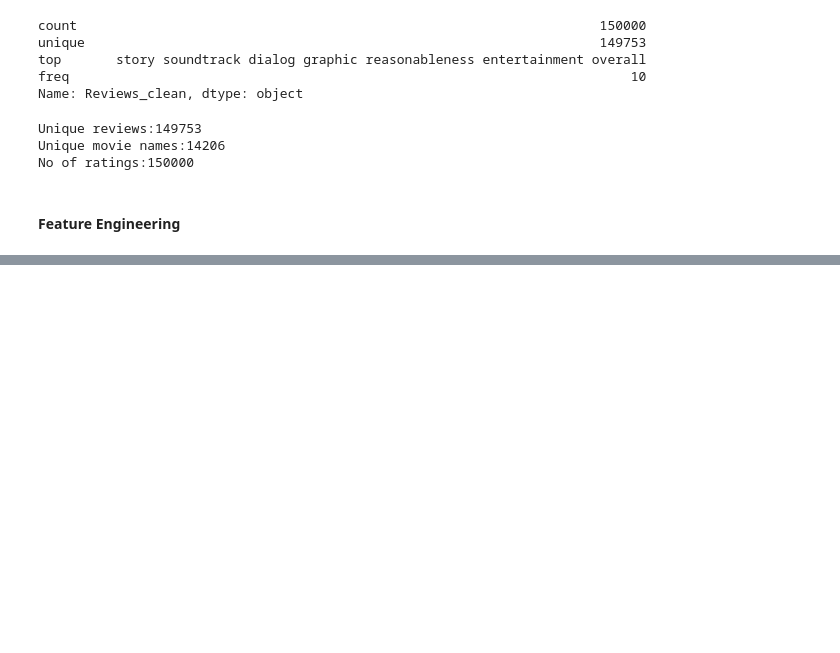
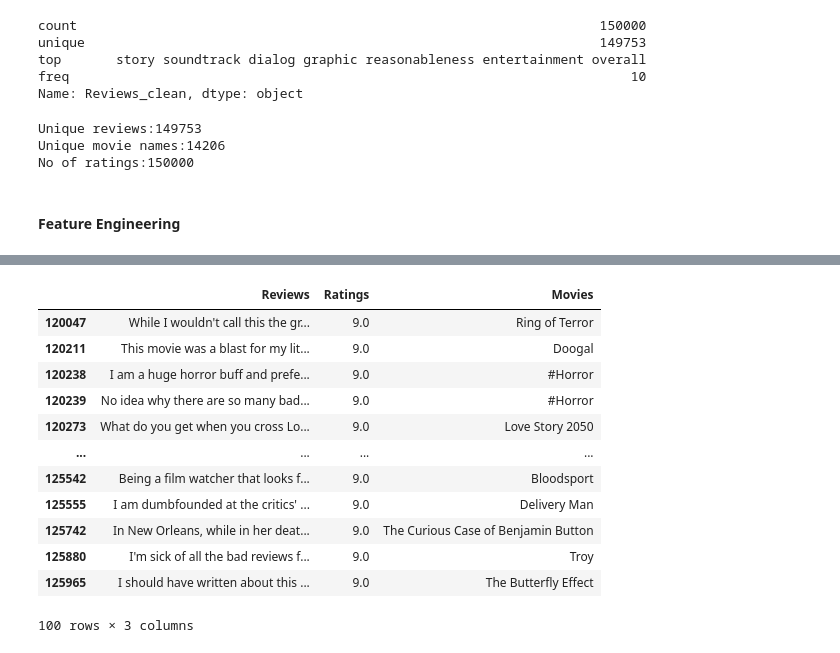
Before and after one commit to iamabhaytiwari343/SentimentAnalyzer, a Jupyter notebook: mainnotebook.ipynb, the cells around one changed output, grey strips where cells are left out. Cells and saved outputs as stored; diff of their text form; code cells hidden in the pictures; blank space fills up the shorter version.

```diff
--- a/mainnotebook.ipynb
+++ b/mainnotebook.ipynb
@@ -151,3 +195,11 @@ Unique movie names:14206
 No of ratings:150000
 # %% [markdown]
 #### Feature Engineering
+# %%
+# Mapping rating data to Binary label 1 (+ve) if rating >=7 and 0 (-ve) if rating <=4 and 2 (neutral) if rating = 5 or 6
+df['Label'] = df['Ratings'].apply(
+    lambda x: '1' if x >= 7 else ('0' if x <= 4 else '2'))
+# Removing
+df = df[df.Label < '2']
+data = df[['Reviews_clean', 'Label']]
+print(data['Label'].value_counts())
@@ -153,0 +365,17 @@ No of ratings:150000
+# %%
+pd.options.display.max_colwidth = 1000
+df[["Reviews","Ratings","Movies"]][(df['Ratings']>=9)&(df['Reviews_clean'].str.contains("bad review"))].head(100)
+# %% [output]
+|  | Reviews | Ratings | Movies |
+| 120047 | While I wouldn't call this the gr... | 9.0 | Ring of Terror |
+| 120211 | This movie was a blast for my lit... | 9.0 | Doogal |
+| 120238 | I am a huge horror buff and prefe... | 9.0 | #Horror |
+| 120239 | No idea why there are so many bad... | 9.0 | #Horror |
+| 120273 | What do you get when you cross Lo... | 9.0 | Love Story 2050 |
+| ... | ... | ... | ... |
+| 125542 | Being a film watcher that looks f... | 9.0 | Bloodsport |
+| 125555 | I am dumbfounded at the critics' ... | 9.0 | Delivery Man |
+| 125742 | In New Orleans, while in her deat... | 9.0 | The Curious Case of Benjamin Button |
+| 125880 | I'm sick of all the bad reviews f... | 9.0 | Troy |
+| 125965 | I should have written about this ... | 9.0 | The Butterfly Effect |
+100 rows × 3 columns
```
Also changed, not shown: parts of 19 cells of this notebook, 2 other files.
